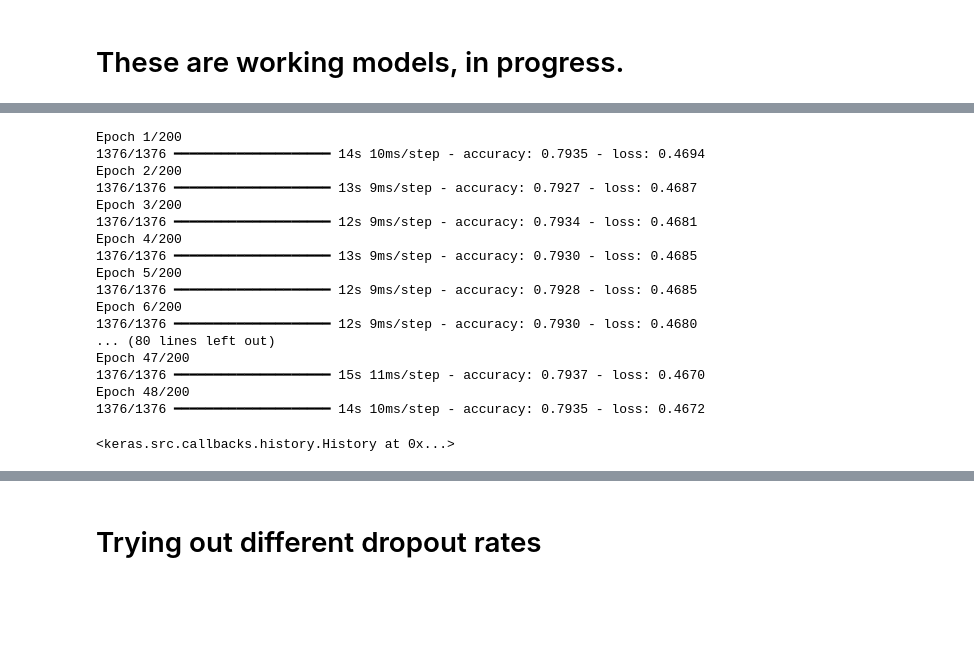
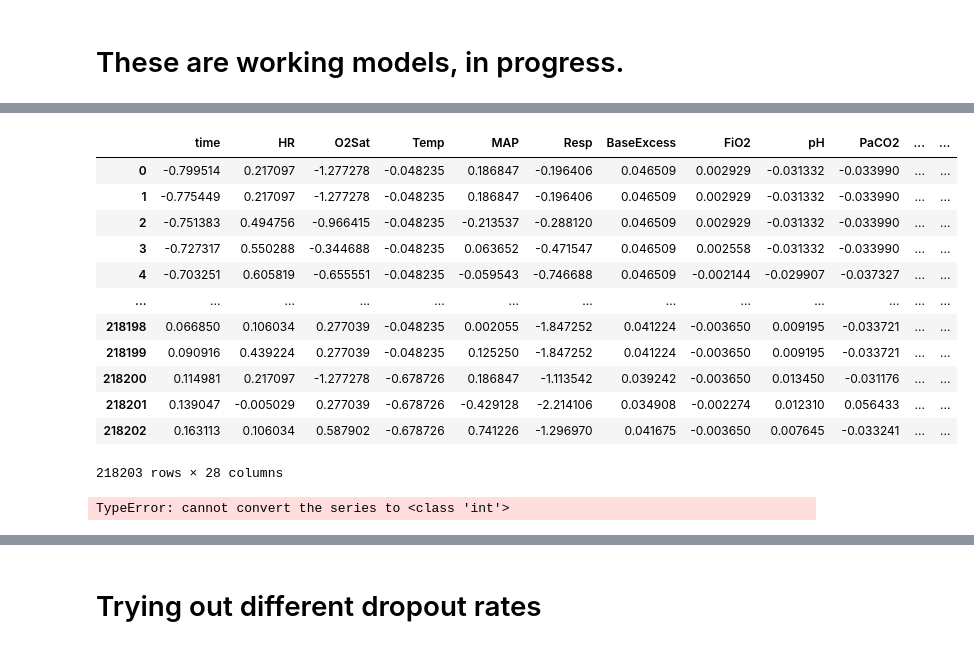
Before and after one commit to alanklin/BC-Fall2024-CaseCompetition-Team2, a Jupyter notebook: Code/neural_network.ipynb, the cells around one changed output, grey strips where cells are left out. Saved outputs shown, nothing was run; the diff lists cells and outputs as text; code cells hidden in the pictures; blank space fills up the shorter version.

```diff
--- a/Code/neural_network.ipynb
+++ b/Code/neural_network.ipynb
@@ -199 +219,17 @@ disp.plot()
+# %%
+x_val_removed
+# %% [output]
+|  | time | HR | O2Sat | Temp | MAP | Resp | BaseExcess | FiO2 | pH | PaCO2 | ... | ... |
+| 0 | -0.799514 | 0.217097 | -1.277278 | -0.048235 | 0.186847 | -0.196406 | 0.046509 | 0.002929 | -0.031332 | -0.033990 | ... | ... |
+| 1 | -0.775449 | 0.217097 | -1.277278 | -0.048235 | 0.186847 | -0.196406 | 0.046509 | 0.002929 | -0.031332 | -0.033990 | ... | ... |
+| 2 | -0.751383 | 0.494756 | -0.966415 | -0.048235 | -0.213537 | -0.288120 | 0.046509 | 0.002929 | -0.031332 | -0.033990 | ... | ... |
+| 3 | -0.727317 | 0.550288 | -0.344688 | -0.048235 | 0.063652 | -0.471547 | 0.046509 | 0.002558 | -0.031332 | -0.033990 | ... | ... |
+| 4 | -0.703251 | 0.605819 | -0.655551 | -0.048235 | -0.059543 | -0.746688 | 0.046509 | -0.002144 | -0.029907 | -0.037327 | ... | ... |
+| ... | ... | ... | ... | ... | ... | ... | ... | ... | ... | ... | ... | ... |
+| 218198 | 0.066850 | 0.106034 | 0.277039 | -0.048235 | 0.002055 | -1.847252 | 0.041224 | -0.003650 | 0.009195 | -0.033721 | ... | ... |
+| 218199 | 0.090916 | 0.439224 | 0.277039 | -0.048235 | 0.125250 | -1.847252 | 0.041224 | -0.003650 | 0.009195 | -0.033721 | ... | ... |
+| 218200 | 0.114981 | 0.217097 | -1.277278 | -0.678726 | 0.186847 | -1.113542 | 0.039242 | -0.003650 | 0.013450 | -0.031176 | ... | ... |
+| 218201 | 0.139047 | -0.005029 | 0.277039 | -0.678726 | -0.429128 | -2.214106 | 0.034908 | -0.002274 | 0.012310 | 0.056433 | ... | ... |
+| 218202 | 0.163113 | 0.106034 | 0.587902 | -0.678726 | 0.741226 | -1.296970 | 0.041675 | -0.003650 | 0.007645 | -0.033241 | ... | ... |
+218203 rows × 28 columns
 # %%
@@ -201,23 +237,6 @@ complete_trainx = pd.concat([x_train, x_val])
 complete_trainy = pd.concat([y_train, y_val])
 # %%
-model.fit(complete_trainx, complete_trainy, batch_size=1028, epochs = 200, callbacks = [callback])
+model.fit(complete_trainx, complete_trainy, batch_size=256, epochs = 200, callbacks = [callback], class_weight= {'0.0':69999953,'1.0':1.7500029264409795})
 # %% [output]
-Epoch 1/200
-1376/1376 ━━━━━━━━━━━━━━━━━━━━ 14s 10ms/step - accuracy: 0.7935 - loss: 0.4694
-Epoch 2/200
-1376/1376 ━━━━━━━━━━━━━━━━━━━━ 13s 9ms/step - accuracy: 0.7927 - loss: 0.4687
-Epoch 3/200
-1376/1376 ━━━━━━━━━━━━━━━━━━━━ 12s 9ms/step - accuracy: 0.7934 - loss: 0.4681
-Epoch 4/200
-1376/1376 ━━━━━━━━━━━━━━━━━━━━ 13s 9ms/step - accuracy: 0.7930 - loss: 0.4685
-Epoch 5/200
-1376/1376 ━━━━━━━━━━━━━━━━━━━━ 12s 9ms/step - accuracy: 0.7928 - loss: 0.4685
-Epoch 6/200
-1376/1376 ━━━━━━━━━━━━━━━━━━━━ 12s 9ms/step - accuracy: 0.7930 - loss: 0.4680
-... (80 lines left out)
-Epoch 47/200
-1376/1376 ━━━━━━━━━━━━━━━━━━━━ 15s 11ms/step - accuracy: 0.7937 - loss: 0.4670
-Epoch 48/200
-1376/1376 ━━━━━━━━━━━━━━━━━━━━ 14s 10ms/step - accuracy: 0.7935 - loss: 0.4672
+TypeError: cannot convert the series to <class 'int'>
-<keras.src.callbacks.history.History at 0x...>
 # %%
```
Also changed, not shown: parts of 51 cells of this notebook, 6 other files.
